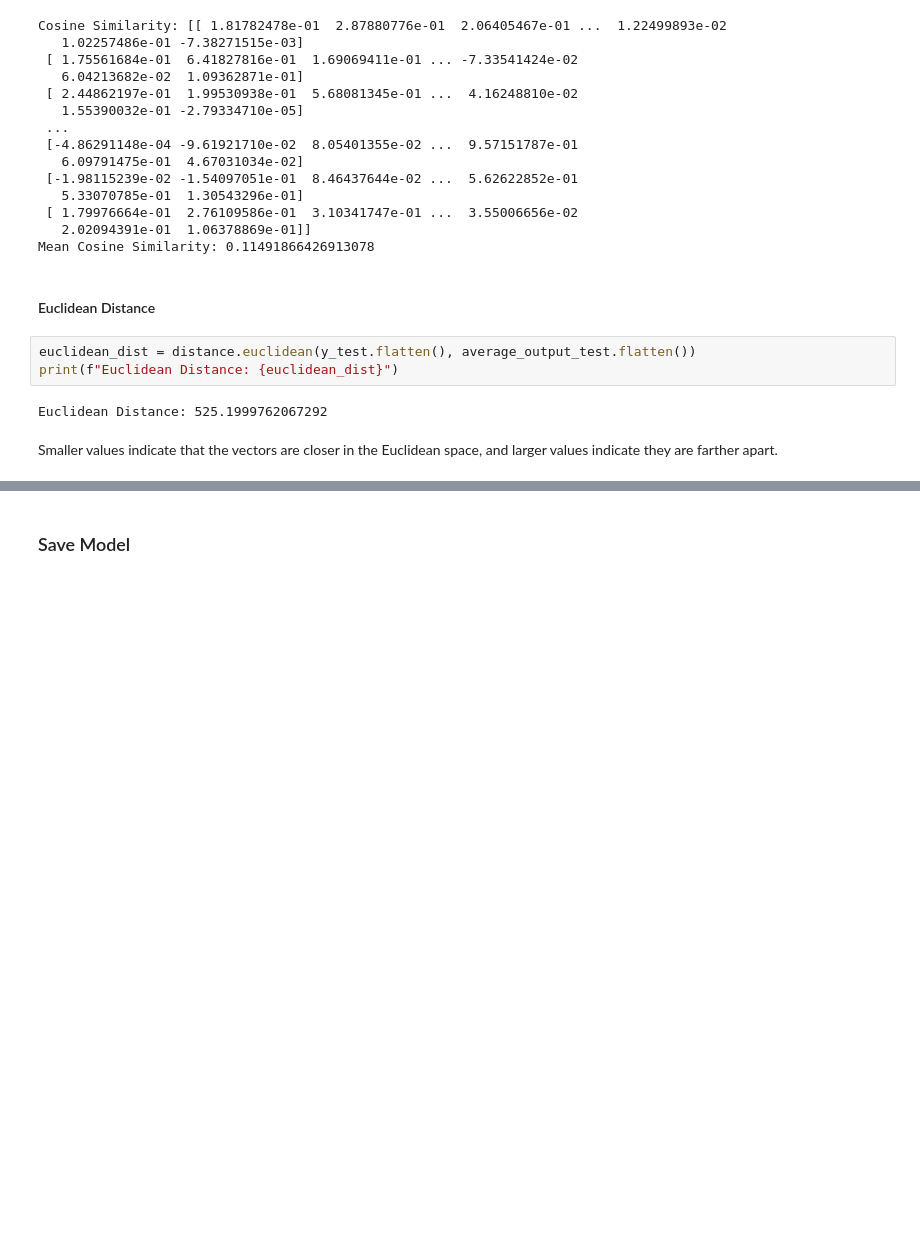
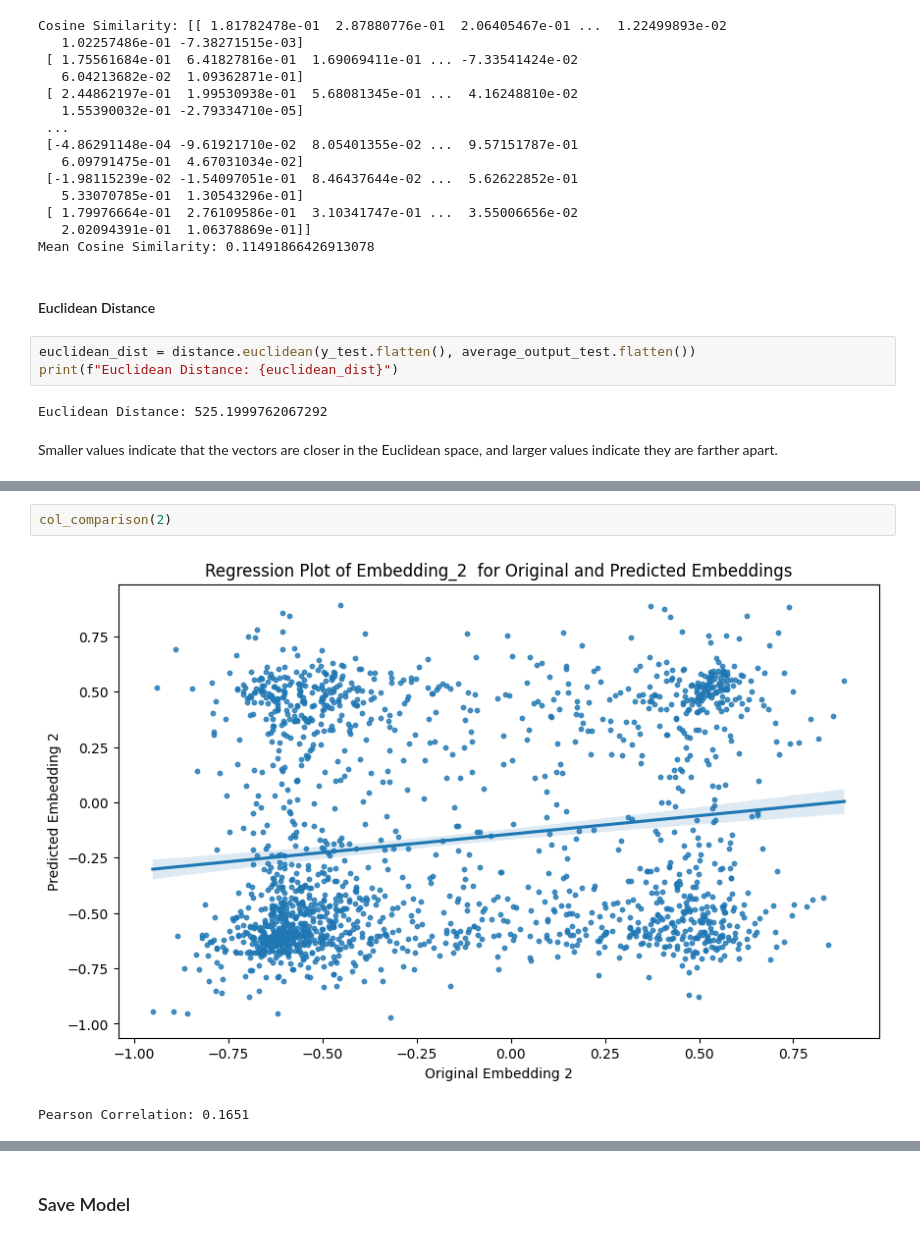
Before and after one commit to ersilia-os/eos3nl8, a Jupyter notebook: model/framework/code/ersilia_knn_1n.ipynb, the cells around one changed output, grey strips where cells are left out. Cells and saved outputs as stored; diff of their text form; blank space fills up the shorter version.

```diff
--- a/model/framework/code/ersilia_knn_1n.ipynb
+++ b/model/framework/code/ersilia_knn_1n.ipynb
@@ -236,0 +285,5 @@ Smaller values indicate that the vectors are closer in the Euclidean space, and
+# %%
+col_comparison(2)
+# %% [output]
+[figure, added]
+Pearson Correlation: 0.1651
```
Also changed, not shown: parts of 12 cells of this notebook, 1 other file.
